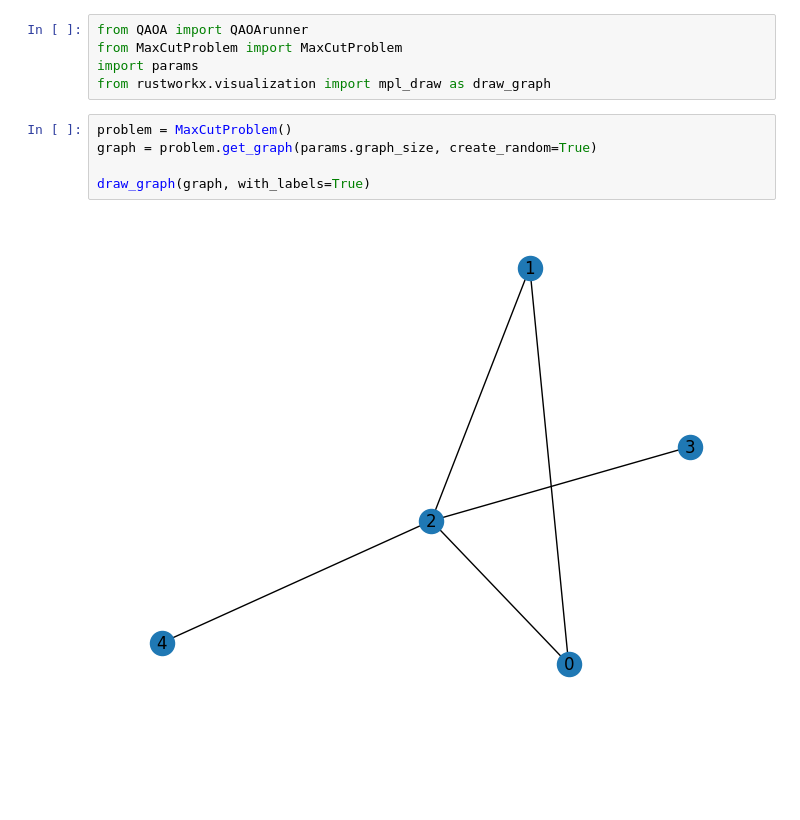
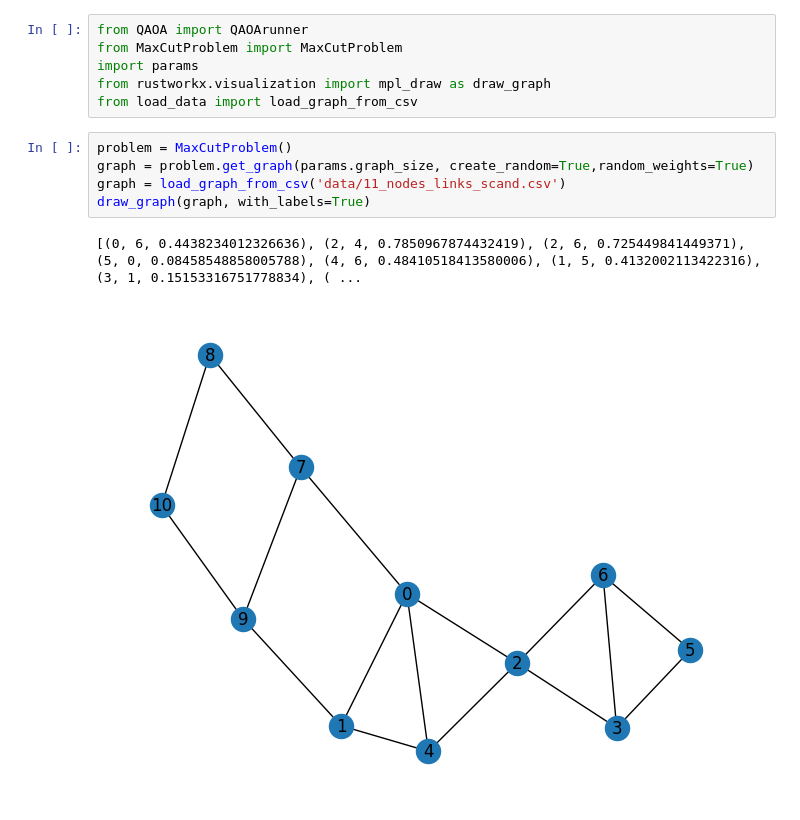
Before and after one commit to Smeidir/QAOA, a Jupyter notebook: tests.ipynb, the cells around one changed output. Drawn from its saved outputs; the diff is of its cells as text; blank space fills up the shorter version.

```diff
--- a/tests.ipynb
+++ b/tests.ipynb
@@ -3,11 +3,13 @@ from QAOA import QAOArunner
 from MaxCutProblem import MaxCutProblem
 import params
 from rustworkx.visualization import mpl_draw as draw_graph
+from load_data import load_graph_from_csv
 # %%
 problem = MaxCutProblem()
-graph = problem.get_graph(params.graph_size, create_random=True)
-
+graph = problem.get_graph(params.graph_size, create_random=True,random_weights=True)
+graph = load_graph_from_csv('data/11_nodes_links_scand.csv')
 draw_graph(graph, with_labels=True)
 # %% [output]
+[(0, 6, 0.4438234012326636), (2, 4, 0.7850967874432419), (2, 6, 0.725449841449371), (5, 0, 0.08458548858005788), (4, 6, 0.48410518413580006), (1, 5, 0.4132002113422316), (3, 1, 0.15153316751778834), ( ...
-[figure, old version]
+[figure, new version]
 # %%
```
Also changed, not shown: parts of 7 cells of this notebook, 10 other files.
